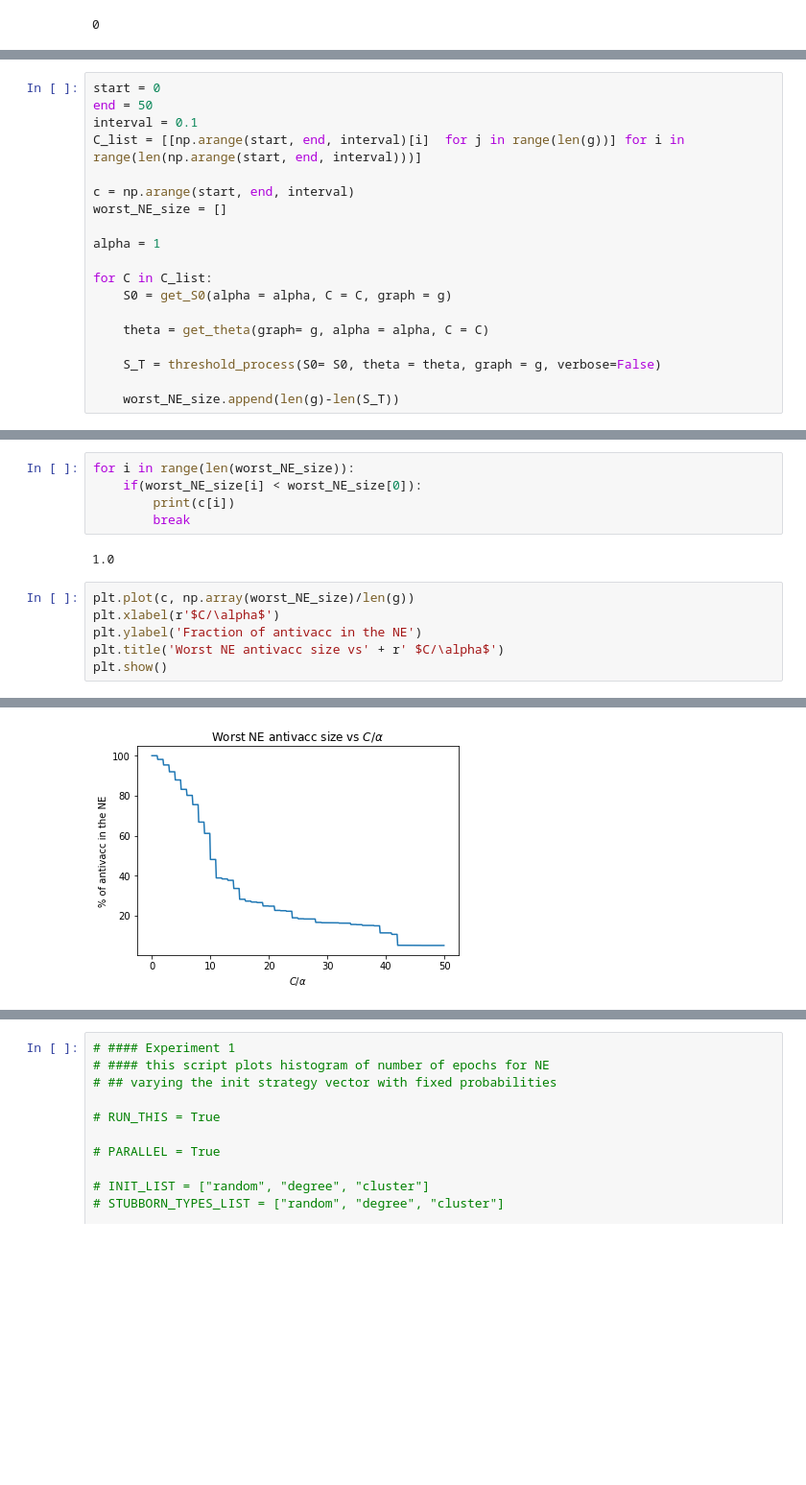
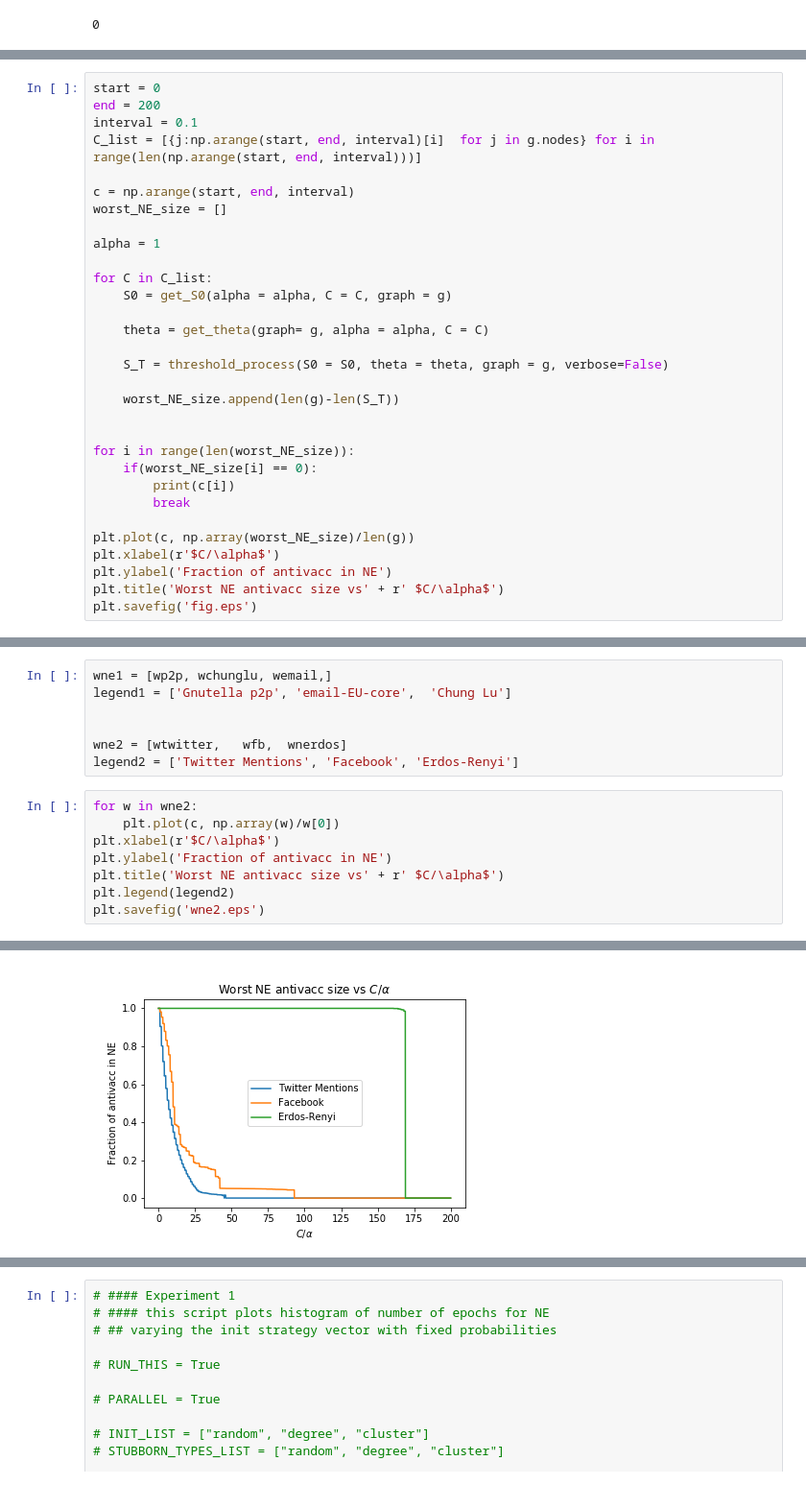
Before and after one commit to ahsantarique/Antivaccine-Sentiment, a Jupyter notebook: Src/Antivaccine_sentiment.ipynb, the cells around one changed output, grey strips where cells are left out. Shown: that part at 96% size. Drawn from its saved outputs; the diff is of its cells as text; blank space fills up the shorter version.

Commit message:
fixed wne vs c/alpha plot

```diff
--- a/Src/Antivaccine_sentiment.ipynb
+++ b/Src/Antivaccine_sentiment.ipynb
@@ -296,8 +307,8 @@ S_T =  set()
 # %%
 start = 0
-end = 50
+end = 200
 interval = 0.1
-C_list = [[np.arange(start, end, interval)[i]  for j in range(len(g))] for i in range(len(np.arange(start, end, interval)))]
+C_list = [{j:np.arange(start, end, interval)[i]  for j in g.nodes} for i in range(len(np.arange(start, end, interval)))]
 
 c = np.arange(start, end, interval)
 worst_NE_size = []
@@ -309,6 +320,18 @@ for C in C_list:
 
     theta = get_theta(graph= g, alpha = alpha, C = C)
 
-    S_T = threshold_process(S0= S0, theta = theta, graph = g, verbose=False)
+    S_T = threshold_process(S0 = S0, theta = theta, graph = g, verbose=False)
 
     worst_NE_size.append(len(g)-len(S_T))
+
+
+for i in range(len(worst_NE_size)):
+    if(worst_NE_size[i] == 0):
+        print(c[i])
+        break
+
+plt.plot(c, np.array(worst_NE_size)/len(g))
+plt.xlabel(r'$C/\alpha$')
+plt.ylabel('Fraction of antivacc in NE')
+plt.title('Worst NE antivacc size vs' + r' $C/\alpha$')
+plt.savefig('fig.eps')
@@ -315,14 +340,16 @@ for C in C_list:
-# %%
-for i in range(len(worst_NE_size)):
-    if(worst_NE_size[i] < worst_NE_size[0]):
-        print(c[i])
-        break
-# %% [output]
-1.0
+# %%
+wne1 = [wp2p, wchunglu, wemail,]
+legend1 = ['Gnutella p2p', 'email-EU-core',  'Chung Lu']
+
+
+wne2 = [wtwitter,   wfb,  wnerdos]
+legend2 = ['Twitter Mentions', 'Facebook', 'Erdos-Renyi']
 # %%
-plt.plot(c, np.array(worst_NE_size)/len(g))
+for w in wne2:
+    plt.plot(c, np.array(w)/w[0])
 plt.xlabel(r'$C/\alpha$')
-plt.ylabel('Fraction of antivacc in the NE')
+plt.ylabel('Fraction of antivacc in NE')
 plt.title('Worst NE antivacc size vs' + r' $C/\alpha$')
-plt.show()
+plt.legend(legend2)
+plt.savefig('wne2.eps')
 # %% [output]
@@ -329 +358 @@ plt.show()
-[figure, old version]
+[figure, new version]
```
Also changed, not shown: parts of 7 cells of this notebook, 14 other files.
